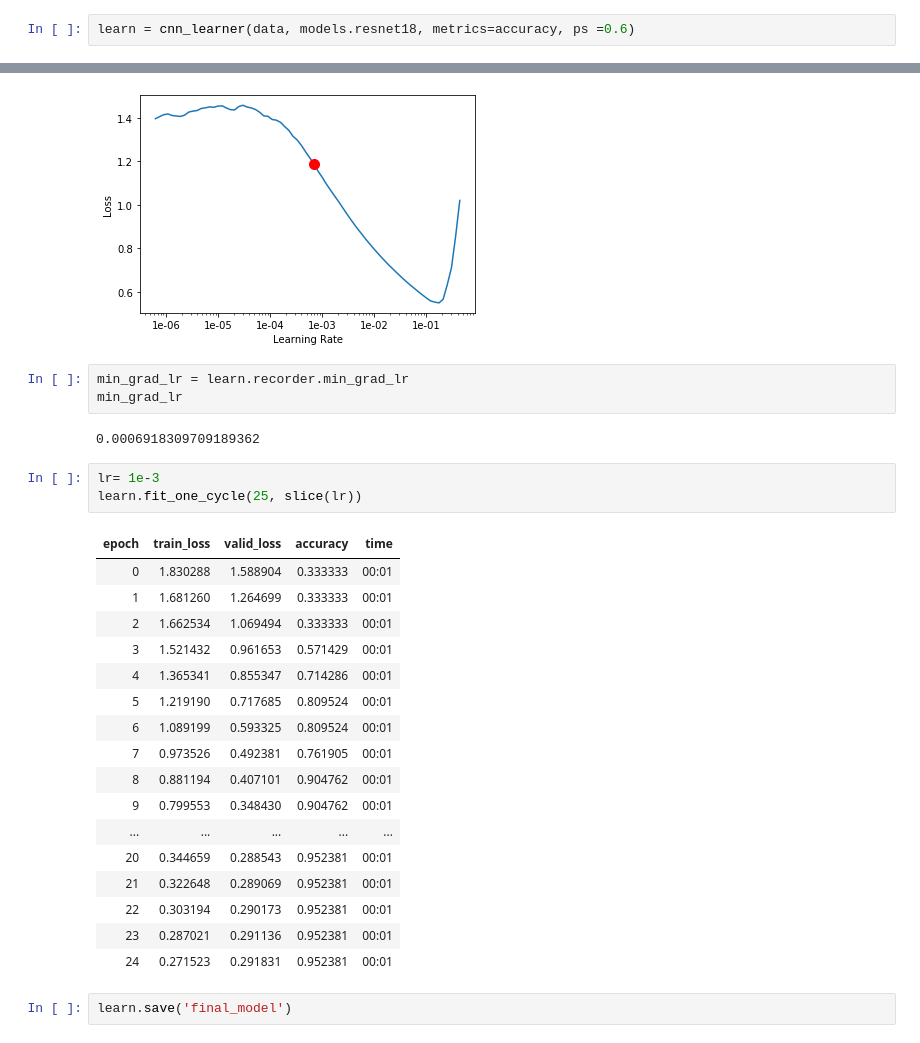
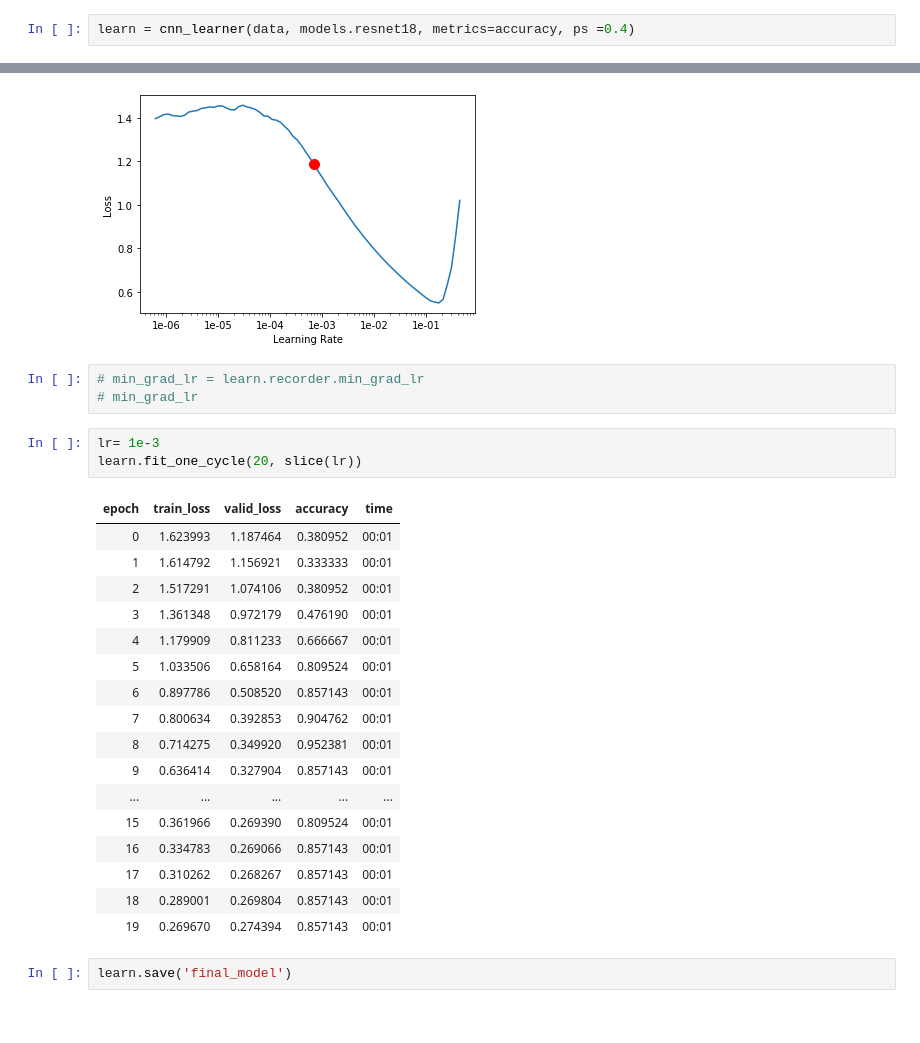
Before and after one commit to skaliy/audio_classification, a Jupyter notebook: nbs/spectogram_classification.ipynb, the cells around one changed output, grey strips where cells are left out. Saved outputs shown, nothing was run; the diff lists cells and outputs as text.

```diff
--- a/nbs/spectogram_classification.ipynb
+++ b/nbs/spectogram_classification.ipynb
@@ -47,7 +47,7 @@ print(data.classes)
 # %% [markdown]
 ## Training
 # %%
-learn = cnn_learner(data, models.resnet18, metrics=accuracy, ps =0.6)
+learn = cnn_learner(data, models.resnet18, metrics=accuracy, ps =0.4)
 # %%
 #learn.summary()
 # %%
@@ -63,31 +63,29 @@ Min numerical gradient: 6.92E-04
 Min loss divided by 10: 1.74E-02
 [figure]
 # %%
-min_grad_lr = learn.recorder.min_grad_lr
-min_grad_lr
+# min_grad_lr = learn.recorder.min_grad_lr
+# min_grad_lr
-# %% [output]
-0.0006918309709189362
 # %%
 lr= 1e-3
-learn.fit_one_cycle(25, slice(lr))
+learn.fit_one_cycle(20, slice(lr))
 # %% [output]
 | epoch | train_loss | valid_loss | accuracy | time |
-| 0 | 1.830288 | 1.588904 | 0.333333 | 00:01 |
-| 1 | 1.681260 | 1.264699 | 0.333333 | 00:01 |
-| 2 | 1.662534 | 1.069494 | 0.333333 | 00:01 |
-| 3 | 1.521432 | 0.961653 | 0.571429 | 00:01 |
-| 4 | 1.365341 | 0.855347 | 0.714286 | 00:01 |
-| 5 | 1.219190 | 0.717685 | 0.809524 | 00:01 |
-| 6 | 1.089199 | 0.593325 | 0.809524 | 00:01 |
-| 7 | 0.973526 | 0.492381 | 0.761905 | 00:01 |
-| 8 | 0.881194 | 0.407101 | 0.904762 | 00:01 |
-| 9 | 0.799553 | 0.348430 | 0.904762 | 00:01 |
+| 0 | 1.623993 | 1.187464 | 0.380952 | 00:01 |
+| 1 | 1.614792 | 1.156921 | 0.333333 | 00:01 |
+| 2 | 1.517291 | 1.074106 | 0.380952 | 00:01 |
+| 3 | 1.361348 | 0.972179 | 0.476190 | 00:01 |
+| 4 | 1.179909 | 0.811233 | 0.666667 | 00:01 |
+| 5 | 1.033506 | 0.658164 | 0.809524 | 00:01 |
+| 6 | 0.897786 | 0.508520 | 0.857143 | 00:01 |
+| 7 | 0.800634 | 0.392853 | 0.904762 | 00:01 |
+| 8 | 0.714275 | 0.349920 | 0.952381 | 00:01 |
+| 9 | 0.636414 | 0.327904 | 0.857143 | 00:01 |
 | ... | ... | ... | ... | ... |
-| 20 | 0.344659 | 0.288543 | 0.952381 | 00:01 |
-| 21 | 0.322648 | 0.289069 | 0.952381 | 00:01 |
-| 22 | 0.303194 | 0.290173 | 0.952381 | 00:01 |
-| 23 | 0.287021 | 0.291136 | 0.952381 | 00:01 |
-| 24 | 0.271523 | 0.291831 | 0.952381 | 00:01 |
+| 15 | 0.361966 | 0.269390 | 0.809524 | 00:01 |
+| 16 | 0.334783 | 0.269066 | 0.857143 | 00:01 |
+| 17 | 0.310262 | 0.268267 | 0.857143 | 00:01 |
+| 18 | 0.289001 | 0.269804 | 0.857143 | 00:01 |
+| 19 | 0.269670 | 0.274394 | 0.857143 | 00:01 |
 # %%
 learn.save('final_model')
 # %% [markdown]
```
Also changed, not shown: parts of 5 cells of this notebook, 1 other file.
